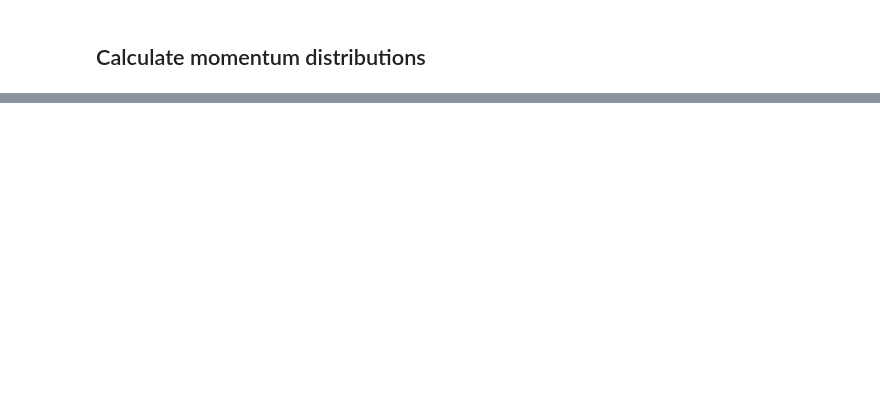
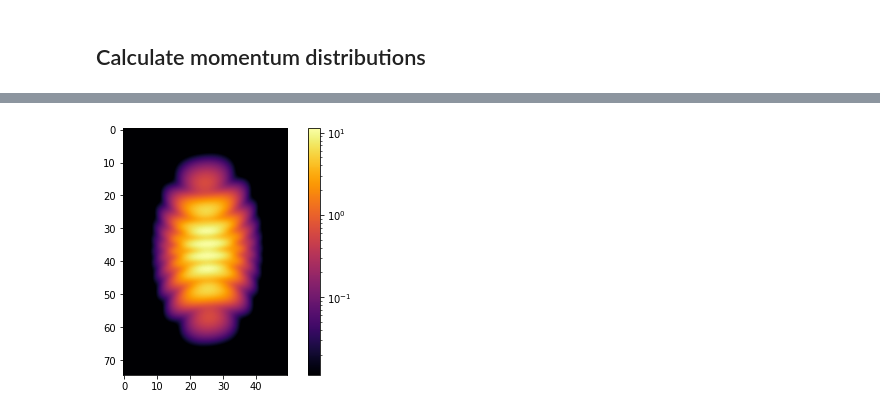
Before and after one commit to EmilHansen1/SFA_OAM_Linear, a Jupyter notebook: GTO_vs_asymp.ipynb, the cells around one changed output, grey strips where cells are left out. Saved outputs shown, nothing was run; the diff lists cells and outputs as text; code cells hidden in the pictures; blank space fills up the shorter version.

```diff
--- a/GTO_vs_asymp.ipynb
+++ b/GTO_vs_asymp.ipynb
@@ -90,0 +112,10 @@ plt.imshow(M, interpolation='bicubic', cmap='inferno',
+# %%
+M = M_gto_sqr
+plt.figure(facecolor='white')
+plt.imshow(M, interpolation='bicubic', cmap='inferno',
+           norm=LogNorm(vmax=np.max(M), vmin=np.max(M)*1e-3))
+plt.colorbar()
+plt.tight_layout()
+plt.show()
+# %% [output]
+[figure, added]
```
Also changed, not shown: parts of 5 cells of this notebook, 1 other file.
